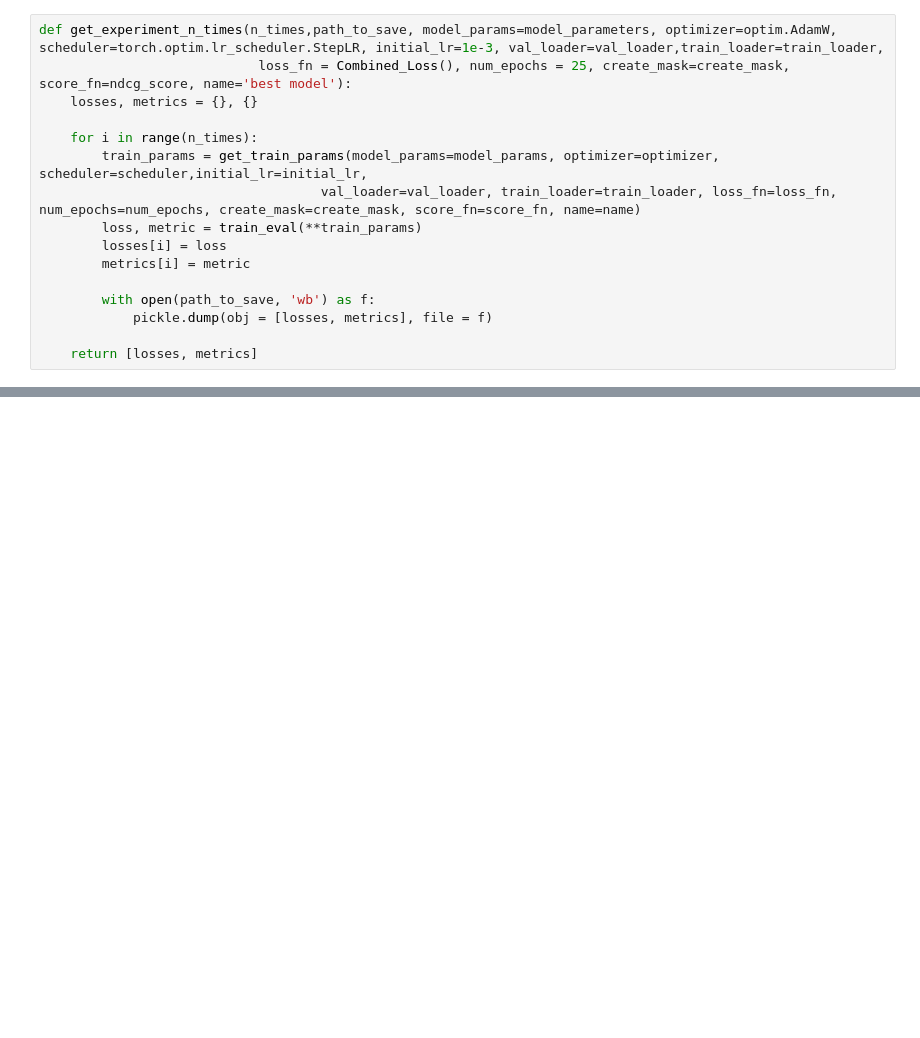
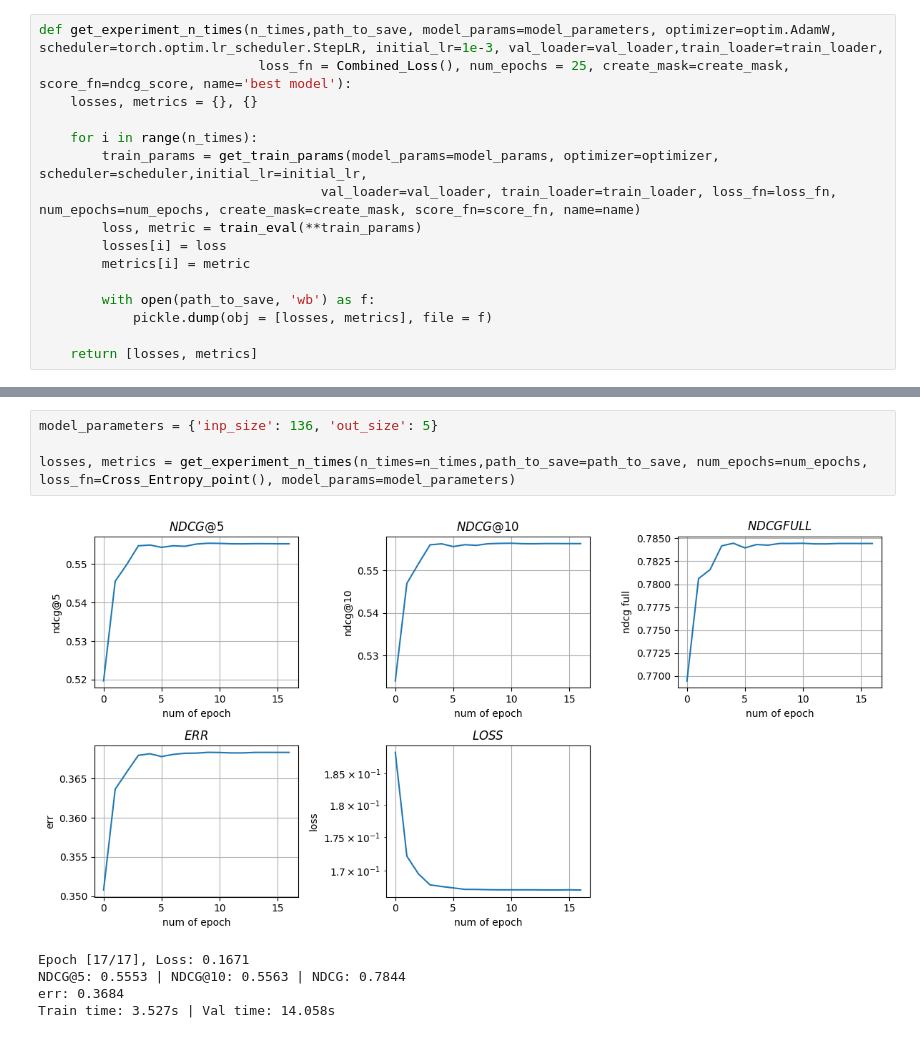
Before and after one commit to Sapr7/Learning-To-Rank, a Jupyter notebook: Transformer/Training and evaluation.ipynb, the cells around one changed output, grey strips where cells are left out. Saved outputs shown, nothing was run; the diff lists cells and outputs as text; blank space fills up the shorter version.

```diff
--- a/Transformer/Training and evaluation.ipynb
+++ b/Transformer/Training and evaluation.ipynb
@@ -116,0 +159,10 @@ Train time: 5.055s | Val time: 15.076s
+# %%
+model_parameters = {'inp_size': 136, 'out_size': 5}
+
+losses, metrics = get_experiment_n_times(n_times=n_times,path_to_save=path_to_save, num_epochs=num_epochs, loss_fn=Cross_Entropy_point(), model_params=model_parameters)
+# %% [output]
+[figure, added]
+Epoch [17/17], Loss: 0.1671
+NDCG@5: 0.5553 | NDCG@10: 0.5563 | NDCG: 0.7844
+err: 0.3684
+Train time: 3.527s | Val time: 14.058s
```
Also changed, not shown: parts of 8 cells of this notebook, 24 other files.
